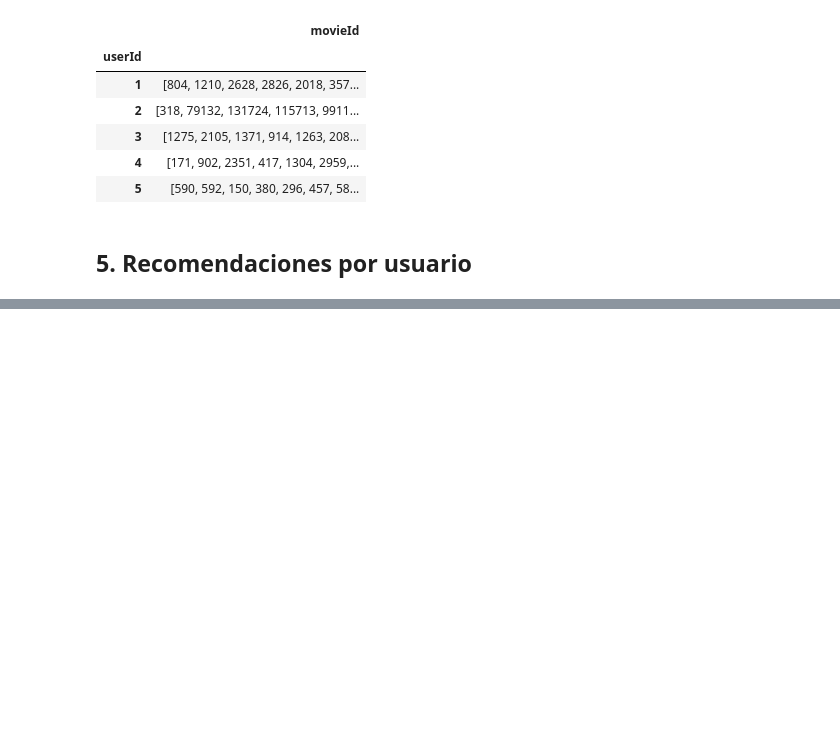
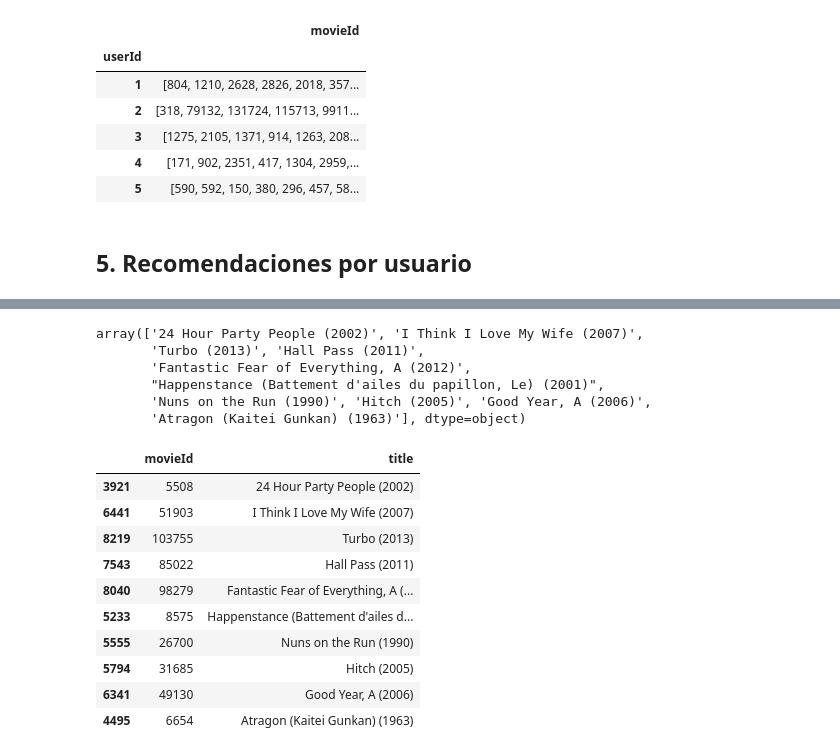
Before and after one commit to javisank/Sistema-Recomendacion-de-Peliculas, a Jupyter notebook: Notebooks/Content Based with user profiles.ipynb, the cells around one changed output, grey strips where cells are left out. Cells and saved outputs as stored; diff of their text form; code cells hidden in the pictures; blank space fills up the shorter version.

```diff
--- a/Notebooks/Content Based with user profiles.ipynb
+++ b/Notebooks/Content Based with user profiles.ipynb
@@ -471,0 +602,4 @@ Name: title, dtype: object
+# %%
+ratings_sorted = ratings.sort_values(by='timestamp')
+movies_by_user = pd.DataFrame(ratings_sorted.groupby('userId')['movieId'].apply(list))
+movies_by_user.head()
@@ -471,0 +616,6 @@ Name: title, dtype: object
+# %%
+def get_user_recommendations(uid,num):
+    C = cosine_similarity(np.atleast_2d(user_profiles.loc[uid]), feature_matrix.values)
+    R = np.argsort(C)[:, ::-1]
+    recommendations = [i for i in R[0] if i not in movies_by_user.loc[uid].values]
+    return movies['title'][recommendations[0:num]]#.head(num)
@@ -471,0 +678,28 @@ Name: title, dtype: object
+# %%
+u610_rec = get_user_recommendations(uid=610,num=10)
+ratings_test.loc[ratings_test['userId']==610]
+u610_rec.values
+# %% [output]
+array(['24 Hour Party People (2002)', 'I Think I Love My Wife (2007)',
+       'Turbo (2013)', 'Hall Pass (2011)',
+       'Fantastic Fear of Everything, A (2012)',
+       "Happenstance (Battement d'ailes du papillon, Le) (2001)",
+       'Nuns on the Run (1990)', 'Hitch (2005)', 'Good Year, A (2006)',
+       'Atragon (Kaitei Gunkan) (1963)'], dtype=object)
+# %%
+a = pd.DataFrame(movies.iloc[u610_rec.index]['movieId'])
+u610_rec = pd.DataFrame(u610_rec)
+u610_rec = pd.concat([a,u610_rec],axis=1)
+u610_rec
+# %% [output]
+|  | movieId | title |
+| 3921 | 5508 | 24 Hour Party People (2002) |
+| 6441 | 51903 | I Think I Love My Wife (2007) |
+| 8219 | 103755 | Turbo (2013) |
+| 7543 | 85022 | Hall Pass (2011) |
+| 8040 | 98279 | Fantastic Fear of Everything, A (... |
+| 5233 | 8575 | Happenstance (Battement d'ailes d... |
+| 5555 | 26700 | Nuns on the Run (1990) |
+| 5794 | 31685 | Hitch (2005) |
+| 6341 | 49130 | Good Year, A (2006) |
+| 4495 | 6654 | Atragon (Kaitei Gunkan) (1963) |
```
Also changed, not shown: parts of 44 cells of this notebook, 7 other files.
